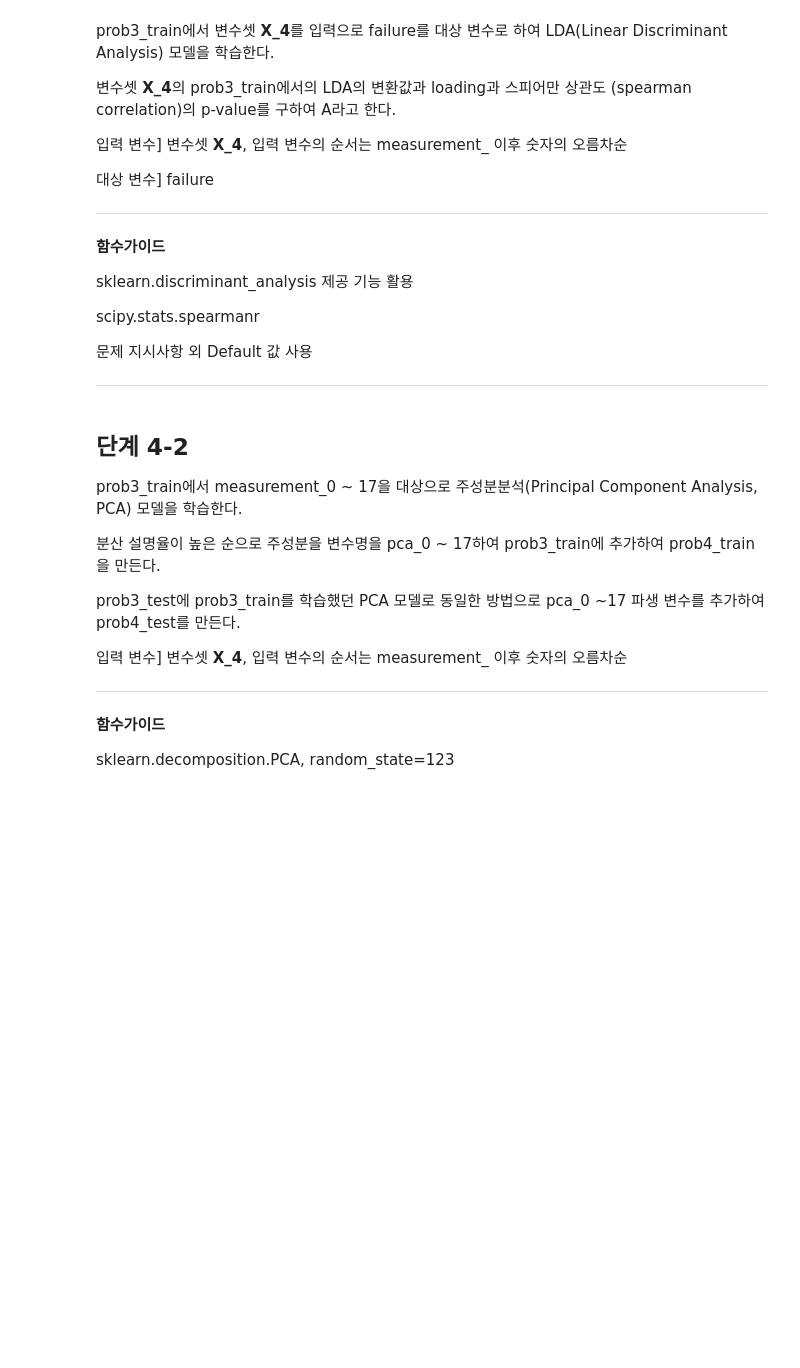
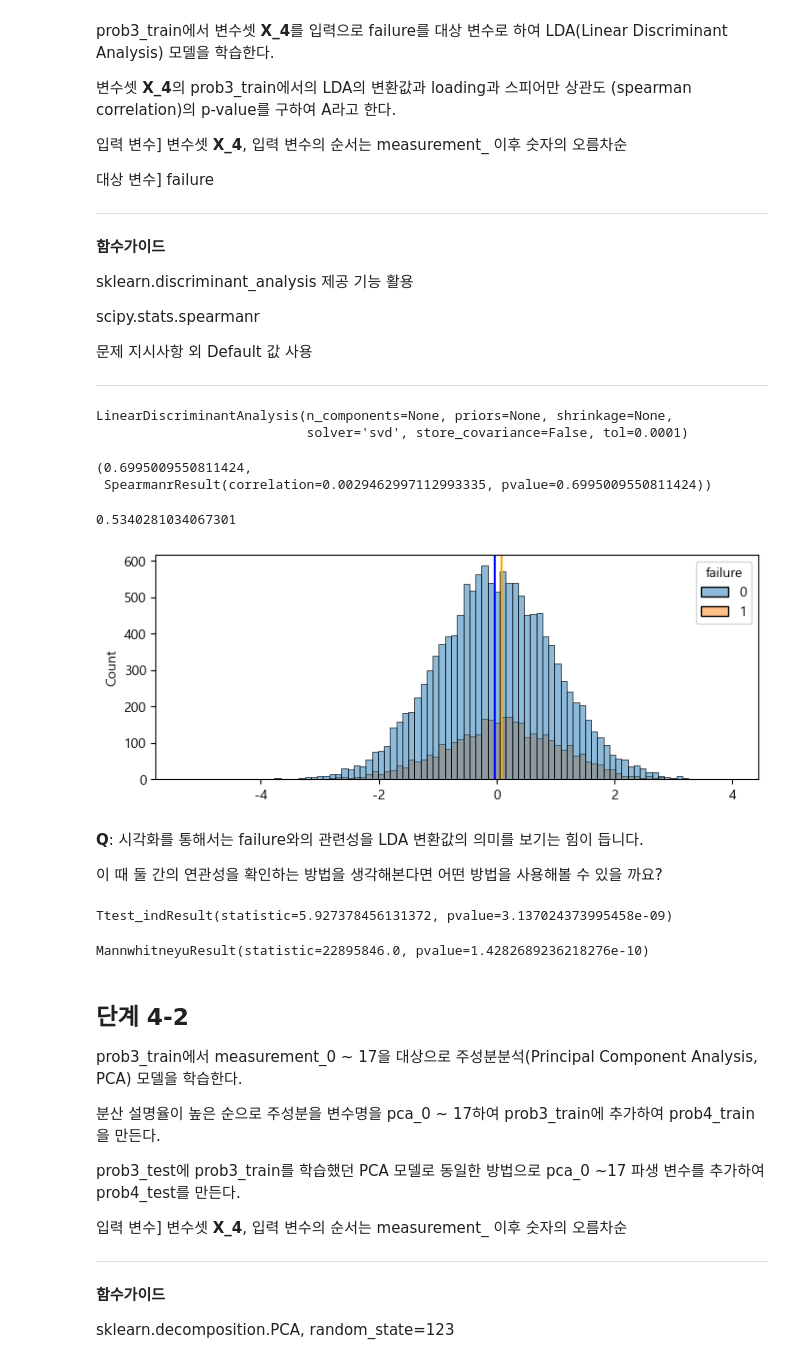
Before and after one commit to sunkusun9/DS_lv3_2507_1, a Jupyter notebook: sec_ds_lv3_prob1_prob.ipynb, the cells around one changed output. Cells and saved outputs as stored; diff of their text form; code cells hidden in the pictures; blank space fills up the shorter version.

```diff
--- a/sec_ds_lv3_prob1_prob.ipynb
+++ b/sec_ds_lv3_prob1_prob.ipynb
@@ -1098,3 +1098,6 @@ failure를 최대한 정확하게 구분하도록 하나의 연속형 변수로
 둘째로, PCA를 사용하여 차원 감소로 failure 분류 성능에 얼마나 효과가 있을지 살펴본다.
 
 문제3에서 사용했던, 전처리(loading 결측치 처리와 표준화 과정을 거친) 과정을 거친 prob3_train과 prob3_test를 사용한다.
+# %%
+X_4 = ['measurement_{}'.format(i) for i in range(18)]
+np.array(X_4)
@@ -1119,6 +1129,68 @@ scipy.stats.spearmanr
 문제 지시사항 외 Default 값 사용
 
 ---
+# %%
+from sklearn.discriminant_analysis import LinearDiscriminantAnalysis
+lda = LinearDiscriminantAnalysis()
+lda.fit(df_prob3_train[X_4], df_prob3_train['failure'])
+# %% [output]
+LinearDiscriminantAnalysis(n_components=None, priors=None, shrinkage=None,
+                           solver='svd', store_covariance=False, tol=0.0001)
+# %%
+from scipy.stats import spearmanr
+result_4_1 = spearmanr(
+    df_prob3_train['loading'],
+    lda.transform(df_prob3_train[X_4])
+)
+A = result_4_1.pvalue
+A, result_4_1
+# %% [output]
+(0.6995009550811424,
+ SpearmanrResult(correlation=0.0029462997112993335, pvalue=0.6995009550811424))
+# %%
+roc_auc_score(
+    df_prob3_train['failure'],
+    lda.transform(df_prob3_train[X_4])[:, 0]
+)
+# %% [output]
+0.5340281034067301
+# %%
+# failure별 LDA의 히스토그램을 그려봅니다.
+plt.figure(figsize=(8, 3))
+l = lda.transform(df_prob3_train[X_4])
+sns.histplot(x=l[:, 0], hue=df_prob3_train['failure'])
+plt.axvline(l[df_prob3_train['failure'] == 0].mean(), color='blue')
+plt.axvline(l[df_prob3_train['failure'] == 1].mean(), color='orange')
+plt.show()
+# %% [output]
+[figure, added]
+# %% [markdown]
+**Q**: 시각화를 통해서는 failure와의 관련성을 LDA 변환값의 의미를 보기는 힘이 듭니다.
+
+이 때 둘 간의 연관성을 확인하는 방법을 생각해본다면 어떤 방법을 사용해볼 수 있을 까요?
+# %%
+# Answer: T-검정을 사용해볼만 합니다.
+from scipy.stats import ttest_ind, bartlett
+
+lda_value = lda.transform(df_prob3_train[X_4])[:, 0]
+lda_true = lda_value[df_prob3_train['failure'] == 1]
+lda_false = lda_value[df_prob3_train['failure'] == 0]
+
+equal_var = 1 if bartlett(lda_true, lda_false).pvalue >= 0.05 else 0
+ttest_ind(lda_true, lda_false, equal_var=equal_var)
+# %% [output]
+Ttest_indResult(statistic=5.927378456131372, pvalue=3.137024373995458e-09)
+# %%
+# 비모수 방법인 mannwhiteny 또한 사용해볼만 하겠지요
+from scipy.stats import mannwhitneyu
+
+lda_value = lda.transform(df_prob3_train[X_4])[:, 0]
+mannwhitneyu(
+    lda_value[df_prob3_train['failure'] == 1],
+    lda_value[df_prob3_train['failure'] == 0]
+)
+# %% [output]
+MannwhitneyuResult(statistic=22895846.0, pvalue=1.4282689236218276e-10)
 # %% [markdown]
 ## 단계 4-2
 
```
Also changed, not shown: parts of 72 cells of this notebook.
